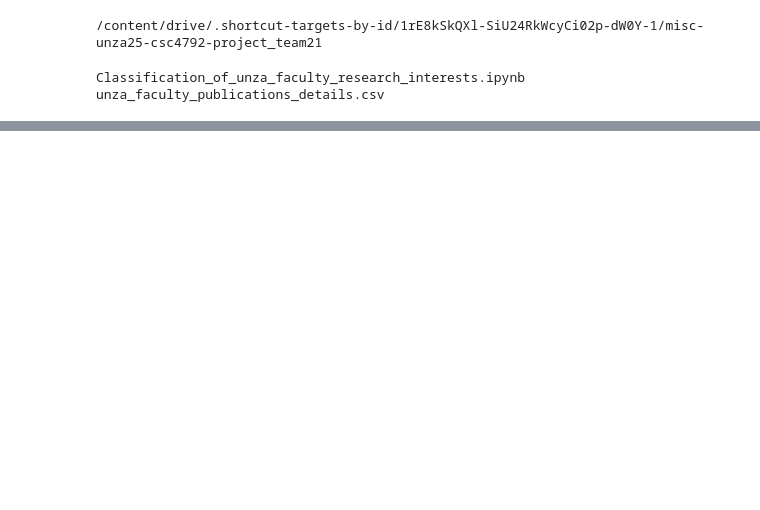
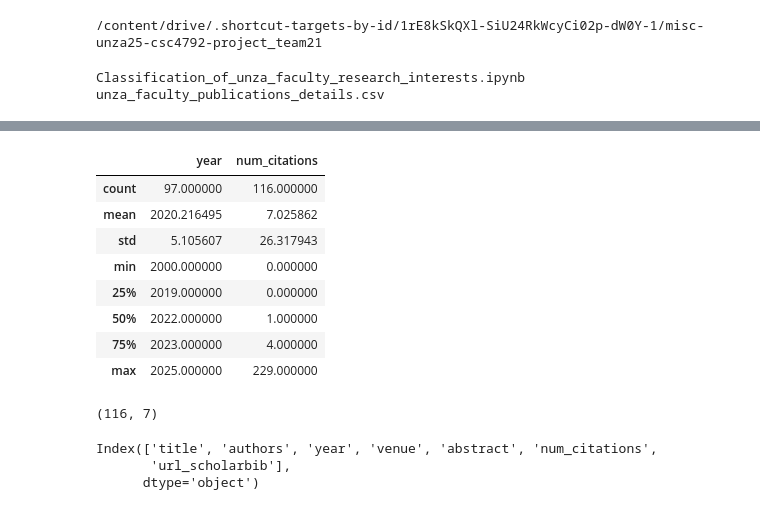
Before and after one commit to FestuMiles/classification-model-unza-publications, a Jupyter notebook: Classification_of_unza_faculty_research_interests.ipynb, the cells around one changed output, grey strips where cells are left out. Saved outputs shown, nothing was run; the diff lists cells and outputs as text; code cells hidden in the pictures; blank space fills up the shorter version.

```diff
--- a/Classification_of_unza_faculty_research_interests.ipynb
+++ b/Classification_of_unza_faculty_research_interests.ipynb
@@ -60,0 +65,22 @@ pub_details.head()
+# %%
+pub_details.describe()
+# %% [output]
+|  | year | num_citations |
+| count | 97.000000 | 116.000000 |
+| mean | 2020.216495 | 7.025862 |
+| std | 5.105607 | 26.317943 |
+| min | 2000.000000 | 0.000000 |
+| 25% | 2019.000000 | 0.000000 |
+| 50% | 2022.000000 | 1.000000 |
+| 75% | 2023.000000 | 4.000000 |
+| max | 2025.000000 | 229.000000 |
+# %%
+pub_details.shape
+# %% [output]
+(116, 7)
+# %%
+pub_details.columns
+# %% [output]
+Index(['title', 'authors', 'year', 'venue', 'abstract', 'num_citations',
+       'url_scholarbib'],
+      dtype='object')
```
Also changed, not shown: parts of 12 cells of this notebook.
